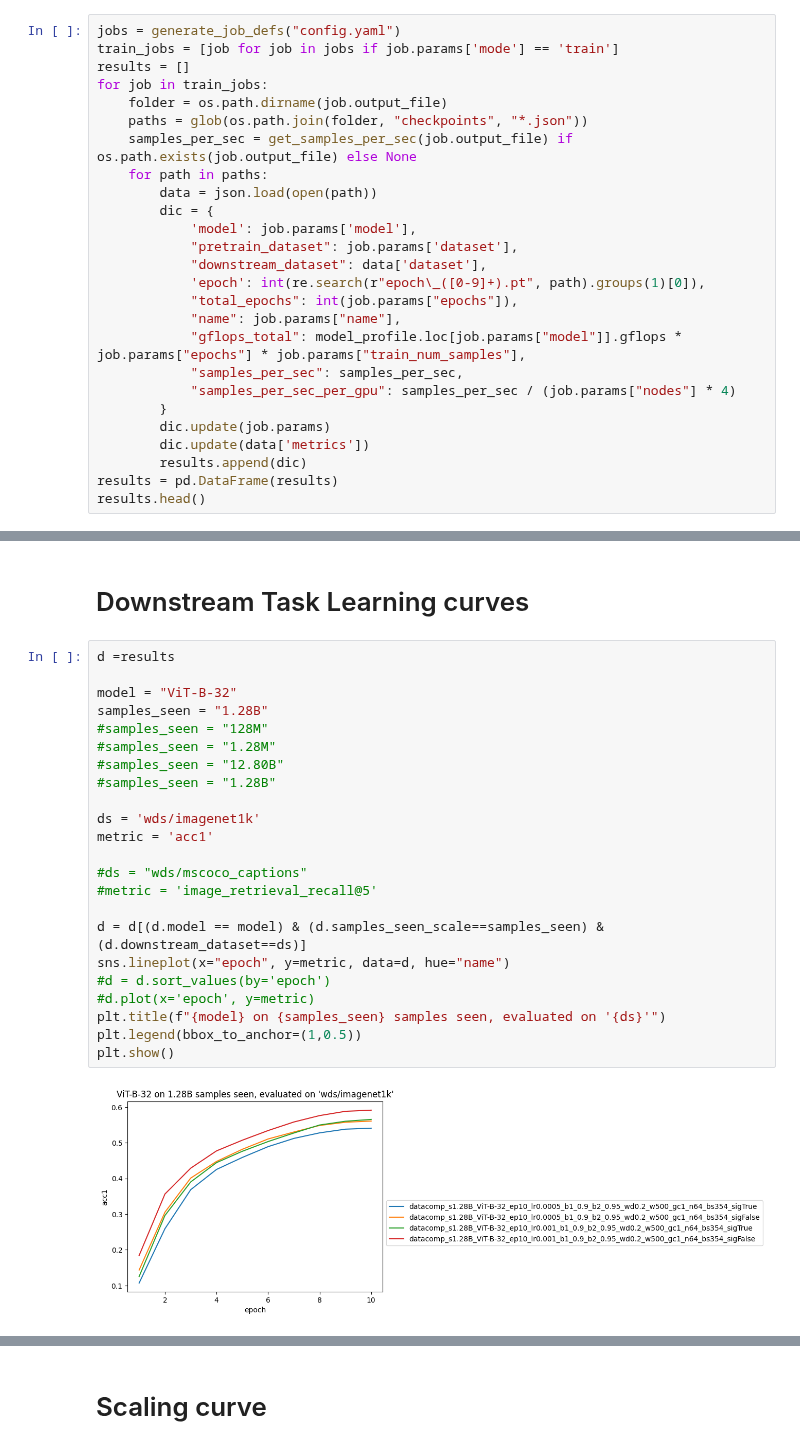
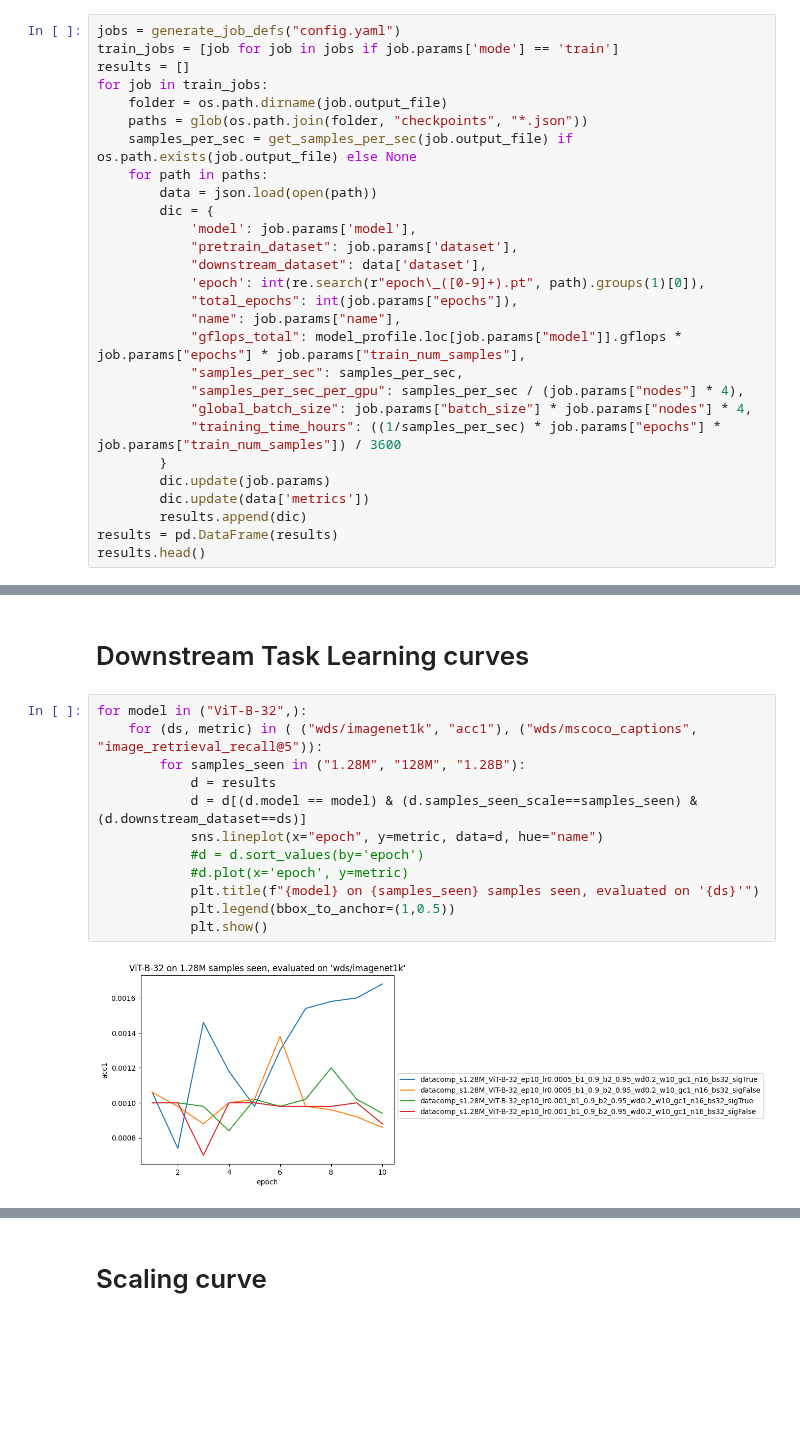
Before and after one commit to SLAMPAI/open_clip_scaling, a Jupyter notebook: results.ipynb, the cells around one changed output, grey strips where cells are left out. Drawn from its saved outputs; the diff is of its cells as text; blank space fills up the shorter version.

```diff
--- a/results.ipynb
+++ b/results.ipynb
@@ -41,7 +44,9 @@ for job in train_jobs:
             "name": job.params["name"],
             "gflops_total": model_profile.loc[job.params["model"]].gflops * job.params["epochs"] * job.params["train_num_samples"],
             "samples_per_sec": samples_per_sec,
-            "samples_per_sec_per_gpu": samples_per_sec / (job.params["nodes"] * 4)
+            "samples_per_sec_per_gpu": samples_per_sec / (job.params["nodes"] * 4),
+            "global_batch_size": job.params["batch_size"] * job.params["nodes"] * 4,
+            "training_time_hours": ((1/samples_per_sec) * job.params["epochs"] * job.params["train_num_samples"]) / 3600
         }
         dic.update(job.params)
         dic.update(data['metrics'])
@@ -113,27 +121,16 @@ d[['model', 'samples_seen_scale', 'downstream_dataset', metric , "lr", "gflops_t
 # %% [markdown]
 # Downstream Task Learning curves
 # %%
-d =results
-
-model = "ViT-B-32"
-samples_seen = "1.28B"
-#samples_seen = "128M"
-#samples_seen = "1.28M"
-#samples_seen = "12.80B"
-#samples_seen = "1.28B"
-
-ds = 'wds/imagenet1k'
-metric = 'acc1'
-
-#ds = "wds/mscoco_captions"
-#metric = 'image_retrieval_recall@5'
-
-d = d[(d.model == model) & (d.samples_seen_scale==samples_seen) & (d.downstream_dataset==ds)]
-sns.lineplot(x="epoch", y=metric, data=d, hue="name")
-#d = d.sort_values(by='epoch')
-#d.plot(x='epoch', y=metric)
-plt.title(f"{model} on {samples_seen} samples seen, evaluated on '{ds}'")
-plt.legend(bbox_to_anchor=(1,0.5))
-plt.show()
+for model in ("ViT-B-32",):
+    for (ds, metric) in ( ("wds/imagenet1k", "acc1"), ("wds/mscoco_captions", "image_retrieval_recall@5")):
+        for samples_seen in ("1.28M", "128M", "1.28B"):
+            d = results
+            d = d[(d.model == model) & (d.samples_seen_scale==samples_seen) & (d.downstream_dataset==ds)]
+            sns.lineplot(x="epoch", y=metric, data=d, hue="name")
+            #d = d.sort_values(by='epoch')
+            #d.plot(x='epoch', y=metric)
+            plt.title(f"{model} on {samples_seen} samples seen, evaluated on '{ds}'")
+            plt.legend(bbox_to_anchor=(1,0.5))
+            plt.show()
 # %% [output]
-[figure, old version]
+[figure, new version]
```
Also changed, not shown: parts of 6 cells of this notebook.
